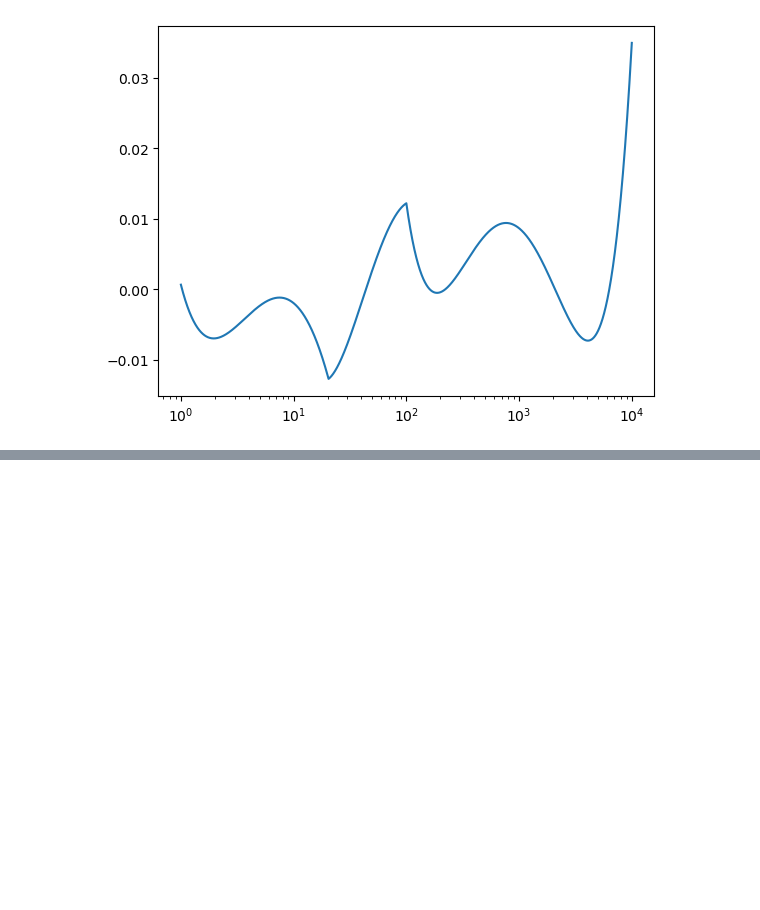
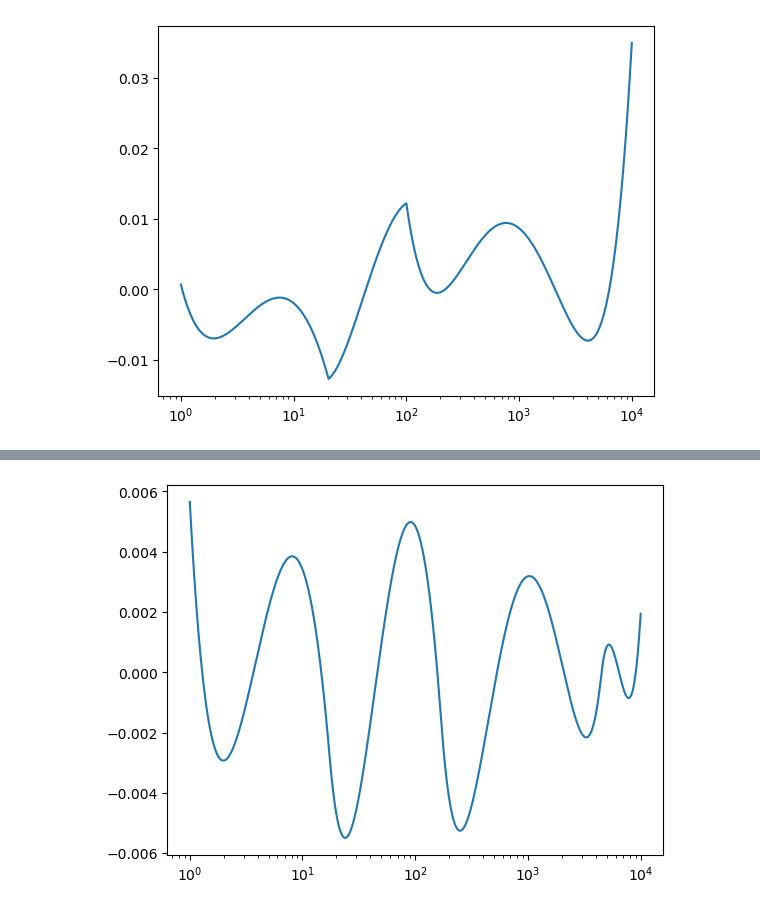
Before and after one commit to wostling/SavinGroup, a Jupyter notebook: Contiuous_Piecewise_Fits.ipynb, the cells around one changed output, grey strips where cells are left out. Drawn from its saved outputs; the diff is of its cells as text; code cells hidden in the pictures; blank space fills up the shorter version.

```diff
--- a/Contiuous_Piecewise_Fits.ipynb
+++ b/Contiuous_Piecewise_Fits.ipynb
@@ -154,0 +190,9 @@ def new_4(T, T1, T2, a1, b1, gamma1, b2, gamma2, b3, gamma3, b4, gamma4):
+# %%
+percent = []
+for char in range(len(fit_rates4)):
+    num = (fit_rates4[char] - rates[char])/rates[char]
+    percent.append(num)
+plt.plot(temps, percent)
+plt.xscale("log")
+# %% [output]
+[figure, added]
```
Also changed, not shown: parts of 6 cells of this notebook.
